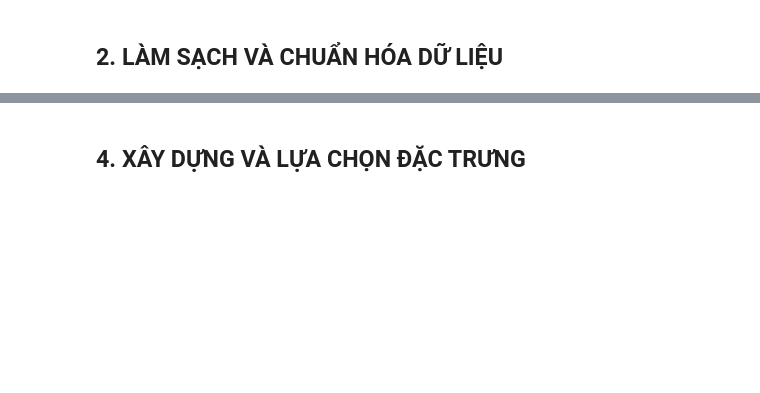
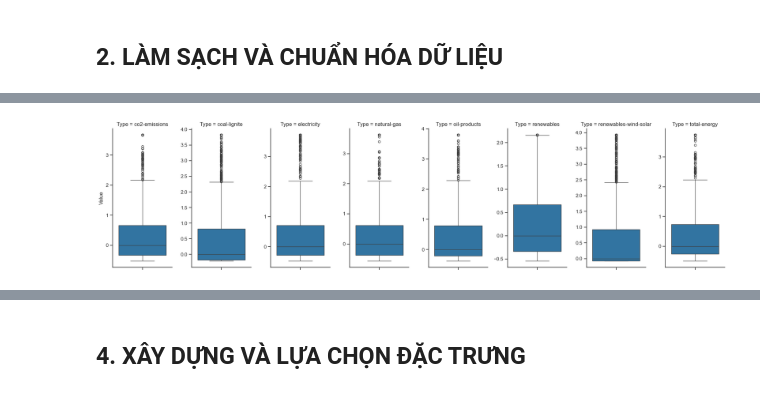
Before and after one commit to NganBui25/-CO2-Emissions-Prediction, a Jupyter notebook: feature_engineering.ipynb, the cells around one changed output, grey strips where cells are left out. Drawn from its saved outputs; the diff is of its cells as text; code cells hidden in the pictures; blank space fills up the shorter version.

```diff
--- a/feature_engineering.ipynb
+++ b/feature_engineering.ipynb
@@ -147,0 +402,10 @@ for col_name in cols_to_plot:
+# %%
+energy_cols = [
+    'co2-emissions', 'coal-lignite', 'electricity',
+    'natural-gas', 'oil-products', 'renewables',
+    'renewables-wind-solar', 'total-energy'
+]
+scaler = RobustScaler()
+bien_da_chuanhoa = dulieu_xuly_outlier.copy()
+bien_da_chuanhoa[energy_cols] = scaler.fit_transform(bien_da_chuanhoa[energy_cols])
+print("Đã chuẩn hóa xong 8 cột bằng RobustScaler")
@@ -147,0 +445,27 @@ for col_name in cols_to_plot:
+# %%
+energy_cols = [
+    'co2-emissions', 'coal-lignite', 'electricity',
+    'natural-gas', 'oil-products', 'renewables',
+    'renewables-wind-solar', 'total-energy'
+]
+
+du_lieu_dang_dai = bien_da_chuanhoa.melt(value_vars=energy_cols, var_name='Type', value_name='Value')
+
+sns.set_theme(style="ticks")
+
+g = sns.catplot(
+    data=du_lieu_dang_dai,
+    y='Value',
+    col='Type',
+    kind='box',
+    sharex=False,
+    sharey=False,
+    height=5,
+    aspect=0.5,
+    legend=False,
+    color='#1f77b4'
+)
+
+plt.show()
+# %% [output]
+[figure, added]
```
Also changed, not shown: parts of 62 cells of this notebook, 11 other files.
